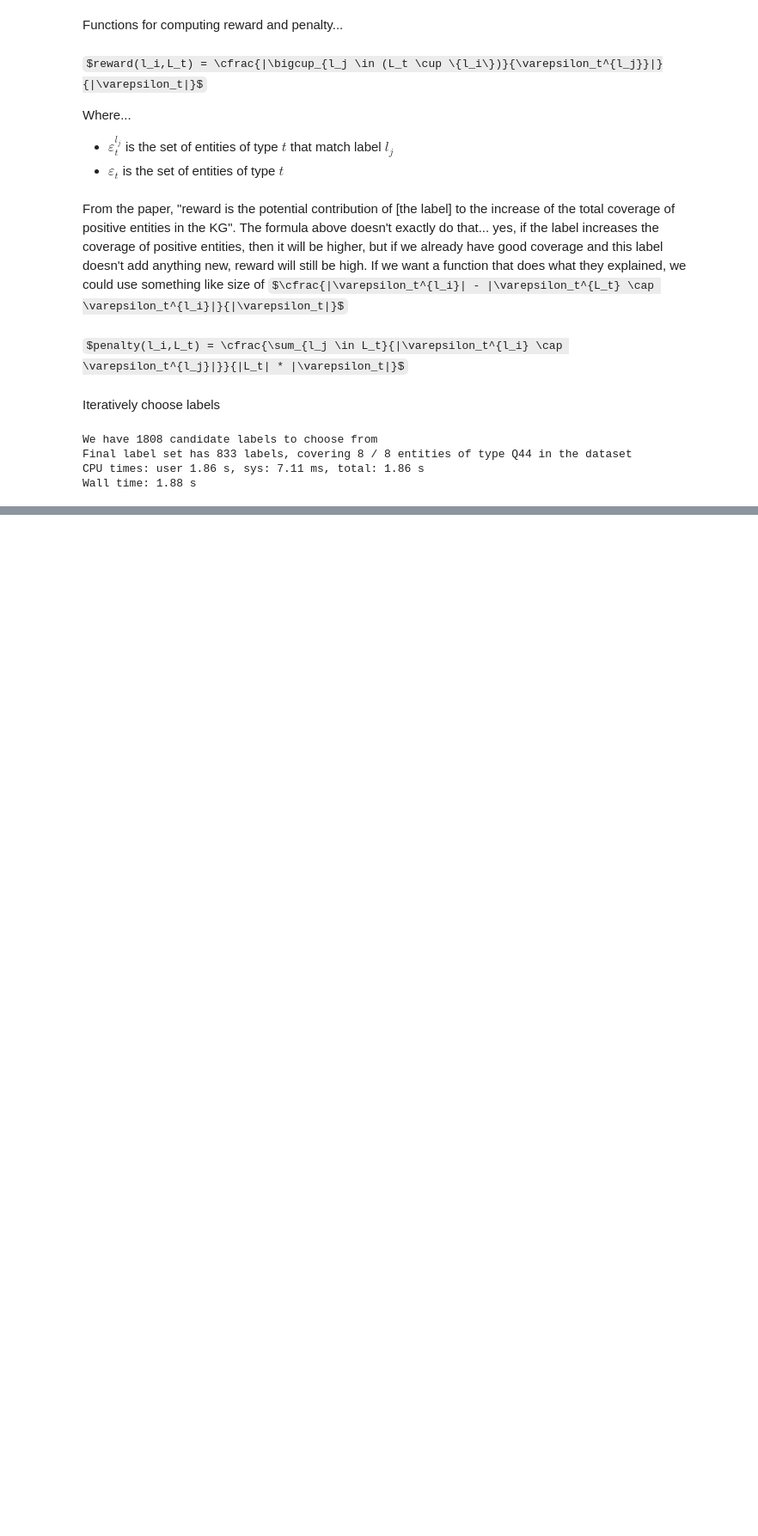
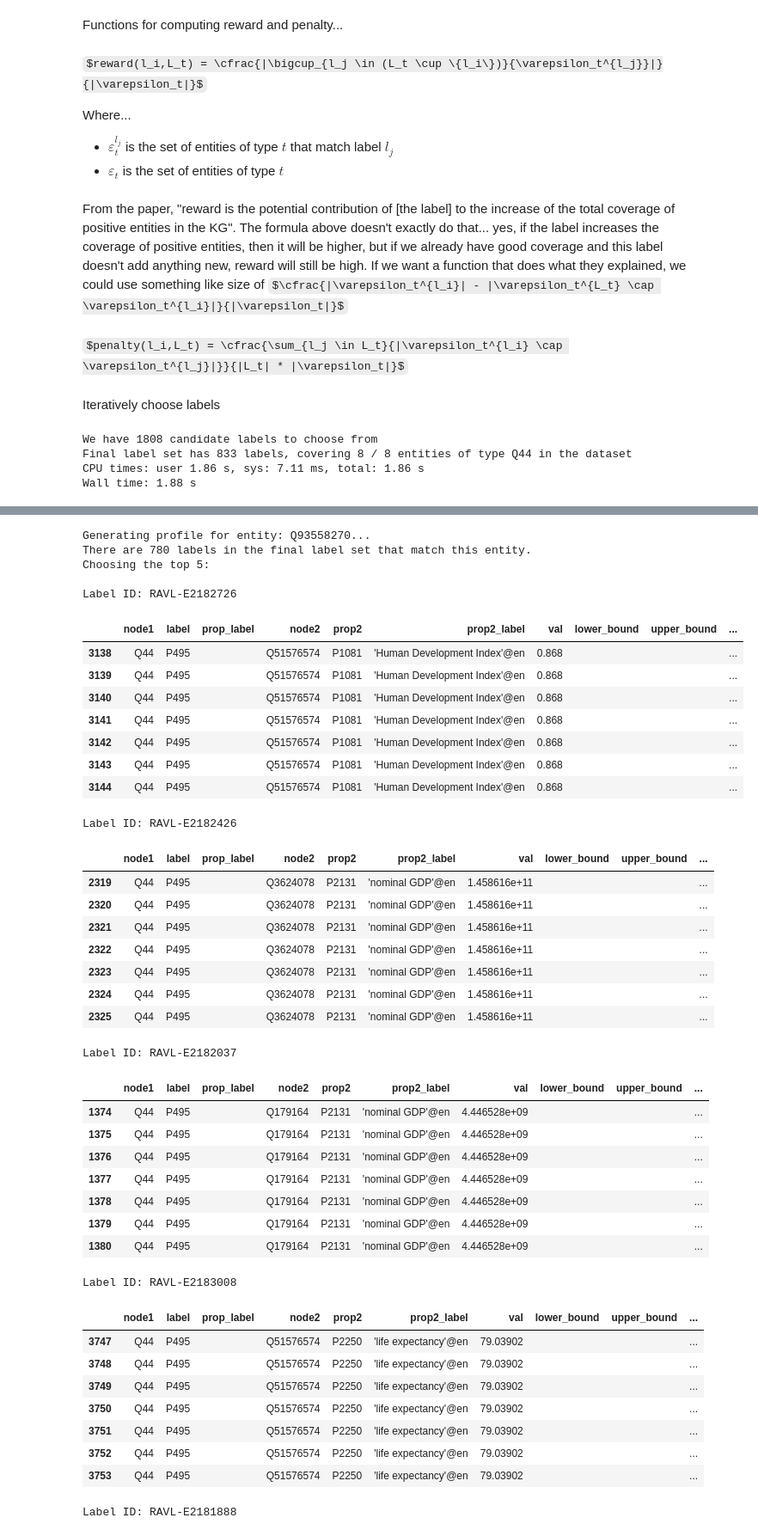
Before and after one commit to nicklein/kgtk, a Jupyter notebook: entity_profiling/select_final_label_set.ipynb, the cells around one changed output, grey strips where cells are left out. Shown at 86% size. Cells and saved outputs as stored; diff of their text form; code cells hidden in the pictures; some formulas as TeX source; blank space fills up the shorter version.

Commit message:
add profile generation step / print example profiles for some beers (need to add more human readable labels next

```diff
--- a/entity_profiling/select_final_label_set.ipynb
+++ b/entity_profiling/select_final_label_set.ipynb
@@ -529,8 +527,16 @@ Since we only have 8 beers, let's look at profiles for each of them.
 # %%
-entity = all_ents_in_type[0]
+# NOTE - we can make max_labels_in_profile a notebook param
+def print_profile_for_entity(entity, max_labels_in_profile = 5):
+    print("Generating profile for entity: {}...".format(entity))
 
-print("Generating profile for entity: {}...".format(entity))
+    # We can improve performance using a loop and stopping when we find however many labels we desire.
+    # doing it this way here so we can see how many labels total are applicable to the entity
+    matching_label_ids_ordered = [l for l in label_set if entity in label_to_entities[l]]
 
+    print("There are {} labels in the final label set that match this entity.".format(len(matching_label_ids_ordered)))
+    print("Choosing the top {}:".format(max_labels_in_profile))
 
-# We can improve performance using a loop and stopping when we find however many labels we desire.
-# doing it this way here so we can see how many labels total are applicable to the entity
+    cols_to_display = ["node1", "label", "prop_label", "node2", "prop2", "prop2_label", "val", "lower_bound", "upper_bound", "si_units", "wd_units", "entity"]
+    for label_id in matching_label_ids_ordered[:max_labels_in_profile]:
+        print("\nLabel ID: {}".format(label_id))
+        display(labels_df.loc[labels_df["label_id"]==label_id,:].fillna("")[cols_to_display])
@@ -536,0 +545,44 @@ print("Generating profile for entity: {}...".format(entity))
+# %%
+print_profile_for_entity("Q93558270")
+# %% [output]
+Generating profile for entity: Q93558270...
+There are 780 labels in the final label set that match this entity.
+Choosing the top 5:
+
+Label ID: RAVL-E2182726
+|  | node1 | label | prop_label | node2 | prop2 | prop2_label | val | lower_bound | upper_bound | ... |
+| 3138 | Q44 | P495 |  | Q51576574 | P1081 | 'Human Development Index'@en | 0.868 |  |  | ... |
+| 3139 | Q44 | P495 |  | Q51576574 | P1081 | 'Human Development Index'@en | 0.868 |  |  | ... |
+| 3140 | Q44 | P495 |  | Q51576574 | P1081 | 'Human Development Index'@en | 0.868 |  |  | ... |
+| 3141 | Q44 | P495 |  | Q51576574 | P1081 | 'Human Development Index'@en | 0.868 |  |  | ... |
+| 3142 | Q44 | P495 |  | Q51576574 | P1081 | 'Human Development Index'@en | 0.868 |  |  | ... |
+| 3143 | Q44 | P495 |  | Q51576574 | P1081 | 'Human Development Index'@en | 0.868 |  |  | ... |
+| 3144 | Q44 | P495 |  | Q51576574 | P1081 | 'Human Development Index'@en | 0.868 |  |  | ... |
+Label ID: RAVL-E2182426
+|  | node1 | label | prop_label | node2 | prop2 | prop2_label | val | lower_bound | upper_bound | ... |
+| 2319 | Q44 | P495 |  | Q3624078 | P2131 | 'nominal GDP'@en | 1.458616e+11 |  |  | ... |
+| 2320 | Q44 | P495 |  | Q3624078 | P2131 | 'nominal GDP'@en | 1.458616e+11 |  |  | ... |
+| 2321 | Q44 | P495 |  | Q3624078 | P2131 | 'nominal GDP'@en | 1.458616e+11 |  |  | ... |
+| 2322 | Q44 | P495 |  | Q3624078 | P2131 | 'nominal GDP'@en | 1.458616e+11 |  |  | ... |
+| 2323 | Q44 | P495 |  | Q3624078 | P2131 | 'nominal GDP'@en | 1.458616e+11 |  |  | ... |
+| 2324 | Q44 | P495 |  | Q3624078 | P2131 | 'nominal GDP'@en | 1.458616e+11 |  |  | ... |
+| 2325 | Q44 | P495 |  | Q3624078 | P2131 | 'nominal GDP'@en | 1.458616e+11 |  |  | ... |
+Label ID: RAVL-E2182037
+|  | node1 | label | prop_label | node2 | prop2 | prop2_label | val | lower_bound | upper_bound | ... |
+| 1374 | Q44 | P495 |  | Q179164 | P2131 | 'nominal GDP'@en | 4.446528e+09 |  |  | ... |
+| 1375 | Q44 | P495 |  | Q179164 | P2131 | 'nominal GDP'@en | 4.446528e+09 |  |  | ... |
+| 1376 | Q44 | P495 |  | Q179164 | P2131 | 'nominal GDP'@en | 4.446528e+09 |  |  | ... |
+| 1377 | Q44 | P495 |  | Q179164 | P2131 | 'nominal GDP'@en | 4.446528e+09 |  |  | ... |
+| 1378 | Q44 | P495 |  | Q179164 | P2131 | 'nominal GDP'@en | 4.446528e+09 |  |  | ... |
+| 1379 | Q44 | P495 |  | Q179164 | P2131 | 'nominal GDP'@en | 4.446528e+09 |  |  | ... |
+| 1380 | Q44 | P495 |  | Q179164 | P2131 | 'nominal GDP'@en | 4.446528e+09 |  |  | ... |
+Label ID: RAVL-E2183008
+|  | node1 | label | prop_label | node2 | prop2 | prop2_label | val | lower_bound | upper_bound | ... |
+| 3747 | Q44 | P495 |  | Q51576574 | P2250 | 'life expectancy'@en | 79.03902 |  |  | ... |
+| 3748 | Q44 | P495 |  | Q51576574 | P2250 | 'life expectancy'@en | 79.03902 |  |  | ... |
+| 3749 | Q44 | P495 |  | Q51576574 | P2250 | 'life expectancy'@en | 79.03902 |  |  | ... |
+| 3750 | Q44 | P495 |  | Q51576574 | P2250 | 'life expectancy'@en | 79.03902 |  |  | ... |
+| 3751 | Q44 | P495 |  | Q51576574 | P2250 | 'life expectancy'@en | 79.03902 |  |  | ... |
+| 3752 | Q44 | P495 |  | Q51576574 | P2250 | 'life expectancy'@en | 79.03902 |  |  | ... |
+| 3753 | Q44 | P495 |  | Q51576574 | P2250 | 'life expectancy'@en | 79.03902 |  |  | ... |
+Label ID: RAVL-E2181888
```
Also changed, not shown: parts of 5 cells of this notebook.
